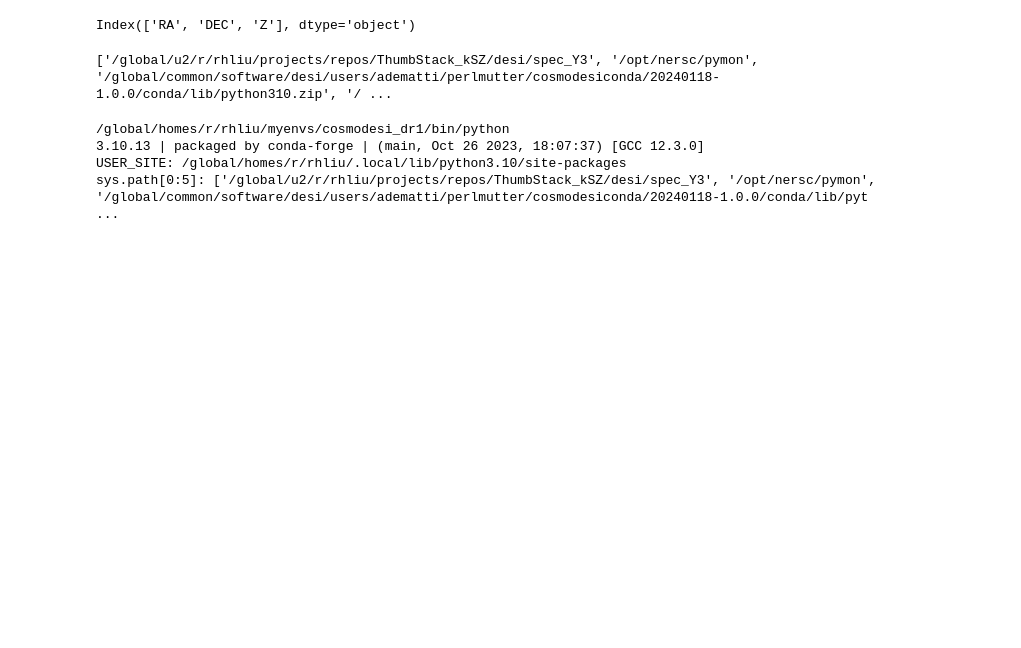
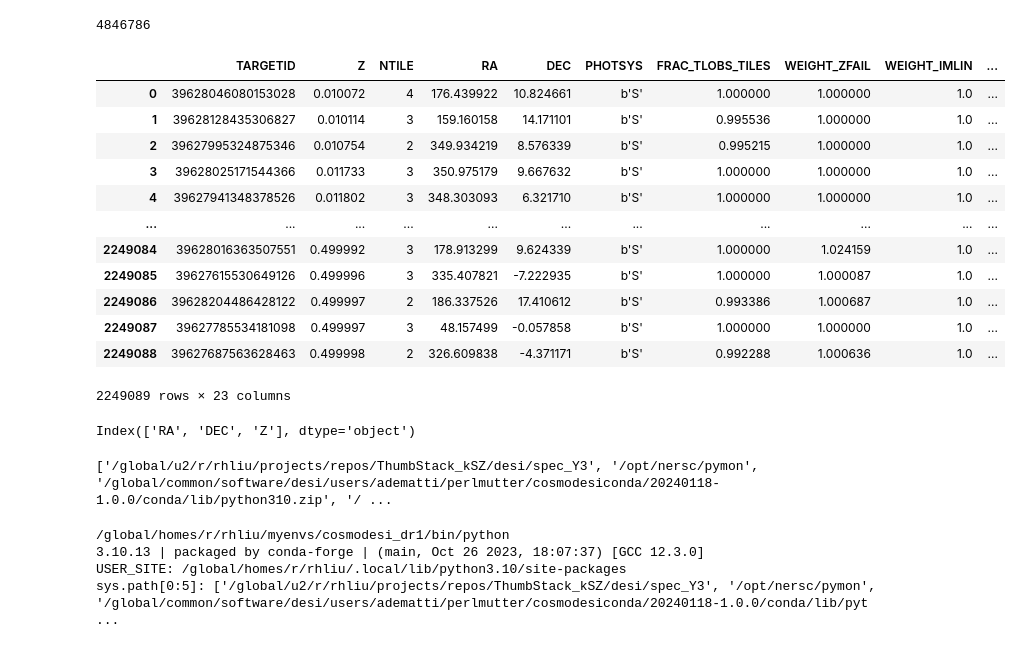
Before and after one commit to rhenryliu/Thumbstack_kSZ, a Jupyter notebook: desi/spec_Y3/test_mass_bins.ipynb, the cells around one changed output. Drawn from its saved outputs; the diff is of its cells as text; code cells hidden in the pictures; blank space fills up the shorter version.

```diff
--- a/desi/spec_Y3/test_mass_bins.ipynb
+++ b/desi/spec_Y3/test_mass_bins.ipynb
@@ -27,0 +80,8 @@ from astropy.table import Table as AstropyTable
+# %%
+path3 = '/global/cfs/cdirs/desi/survey/catalogs/DA2/analysis/loa-v1/LSScats/v1.1/BAO/unblinded/desipipe/2pt/recon_sm15_IFFT_recsym/'
+desi_bgs2 = Table.read(f'{path3}/BGS_BRIGHT-20.2_NGC_clustering.dat.fits')
+desi_bgs3 = Table.read(f'{path3}/BGS_BRIGHT-20.2_SGC_clustering.dat.fits')
+# len(desi_bgs2), len(desi_bgs3)
+len(desi_bgs2) + len(desi_bgs3)
+# %% [output]
+4846786
@@ -28,3 +90,22 @@ from astropy.table import Table as AstropyTable
+# %%
+path4 = '/pscratch/sd/r/rhliu/projects/Weak_lensing/desi/spec_Y3/BGS_catalogues/full_catalog_Y3_no_src_with_cluster_mask.csv'
+desi_bgs4 = pd.read_csv(path4)
+len(desi_bgs4)
+desi_bgs4
+# %% [output]
+|  | TARGETID | Z | NTILE | RA | DEC | PHOTSYS | FRAC_TLOBS_TILES | WEIGHT_ZFAIL | WEIGHT_IMLIN | ... |
+| 0 | 39628046080153028 | 0.010072 | 4 | 176.439922 | 10.824661 | b'S' | 1.000000 | 1.000000 | 1.0 | ... |
+| 1 | 39628128435306827 | 0.010114 | 3 | 159.160158 | 14.171101 | b'S' | 0.995536 | 1.000000 | 1.0 | ... |
+| 2 | 39627995324875346 | 0.010754 | 2 | 349.934219 | 8.576339 | b'S' | 0.995215 | 1.000000 | 1.0 | ... |
+| 3 | 39628025171544366 | 0.011733 | 3 | 350.975179 | 9.667632 | b'S' | 1.000000 | 1.000000 | 1.0 | ... |
+| 4 | 39627941348378526 | 0.011802 | 3 | 348.303093 | 6.321710 | b'S' | 1.000000 | 1.000000 | 1.0 | ... |
+| ... | ... | ... | ... | ... | ... | ... | ... | ... | ... | ... |
+| 2249084 | 39628016363507551 | 0.499992 | 3 | 178.913299 | 9.624339 | b'S' | 1.000000 | 1.024159 | 1.0 | ... |
+| 2249085 | 39627615530649126 | 0.499996 | 3 | 335.407821 | -7.222935 | b'S' | 1.000000 | 1.000087 | 1.0 | ... |
+| 2249086 | 39628204486428122 | 0.499997 | 2 | 186.337526 | 17.410612 | b'S' | 0.993386 | 1.000687 | 1.0 | ... |
+| 2249087 | 39627785534181098 | 0.499997 | 3 | 48.157499 | -0.057858 | b'S' | 1.000000 | 1.000000 | 1.0 | ... |
+| 2249088 | 39627687563628463 | 0.499998 | 2 | 326.609838 | -4.371171 | b'S' | 0.992288 | 1.000636 | 1.0 | ... |
+2249089 rows × 23 columns
 # %%
 path = '/global/cfs/projectdirs/desi/users/mlokken/oriented_stacks/'
 fileName = 'lrgc_nocut_lrgc_nocut_noorient_100pct_0.7_0.9.csv'
```
Also changed, not shown: parts of 4 cells of this notebook, 4 other files.
